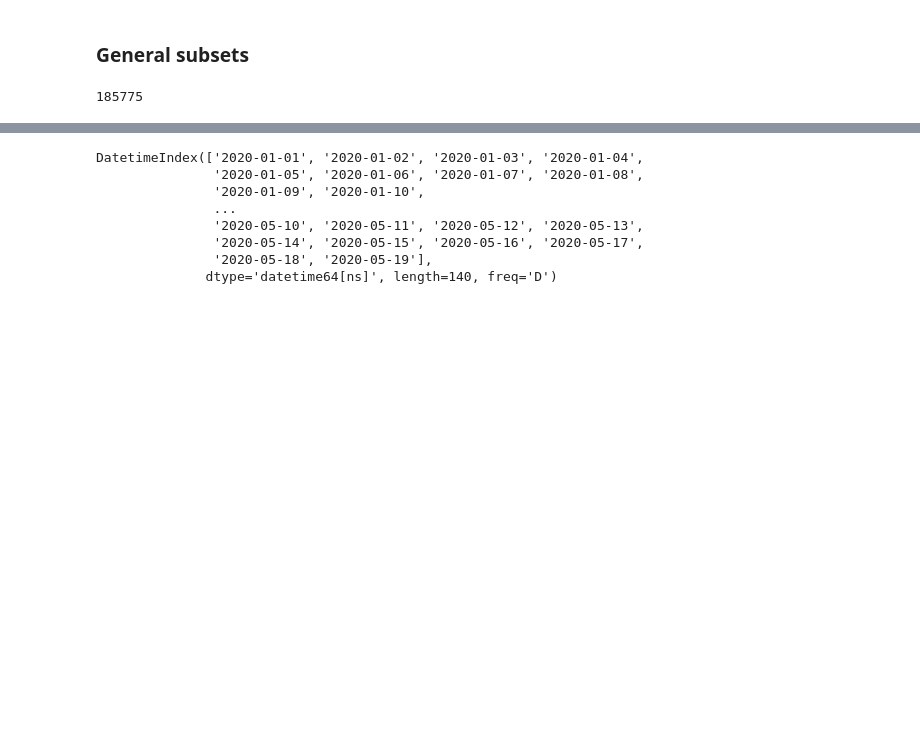
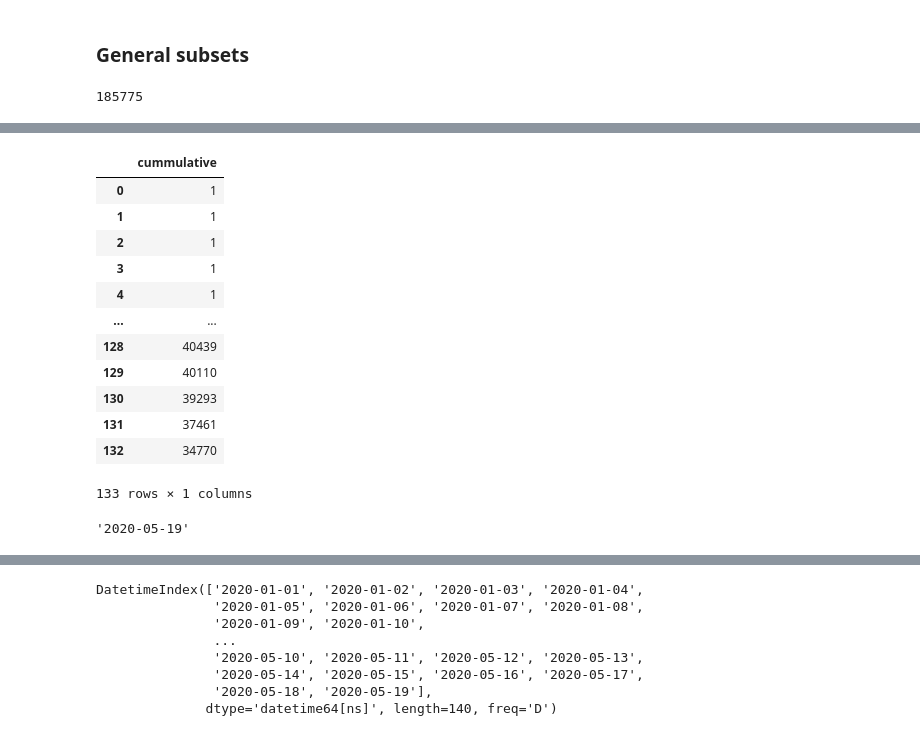
Before and after one commit to mesielepush/Covid19-Mexico-Data-Analysis-Jupyter-Notebook, a Jupyter notebook: MexicoCovidDescriptiveGeneral.ipynb, the cells around one changed output, grey strips where cells are left out. Cells and saved outputs as stored; diff of their text form; code cells hidden in the pictures; blank space fills up the shorter version.

```diff
--- a/MexicoCovidDescriptiveGeneral.ipynb
+++ b/MexicoCovidDescriptiveGeneral.ipynb
@@ -391 +455,17 @@ from data_helpers import inverse_dict_for_name_states
+# %%
+ew
+# %% [output]
+|  | cummulative |
+| 0 | 1 |
+| 1 | 1 |
+| 2 | 1 |
+| 3 | 1 |
+| 4 | 1 |
+| ... | ... |
+| 128 | 40439 |
+| 129 | 40110 |
+| 130 | 39293 |
+| 131 | 37461 |
+| 132 | 34770 |
+133 rows × 1 columns
 # %%
@@ -392,0 +473,4 @@ timeline= pd.date_range(start=min(date), end =datetime.today()-timedelta(days=1)
+# %%
+patient_data['Updated_at'][0]
+# %% [output]
+'2020-05-19'
```
Also changed, not shown: parts of 10 cells of this notebook, 1 other file.
